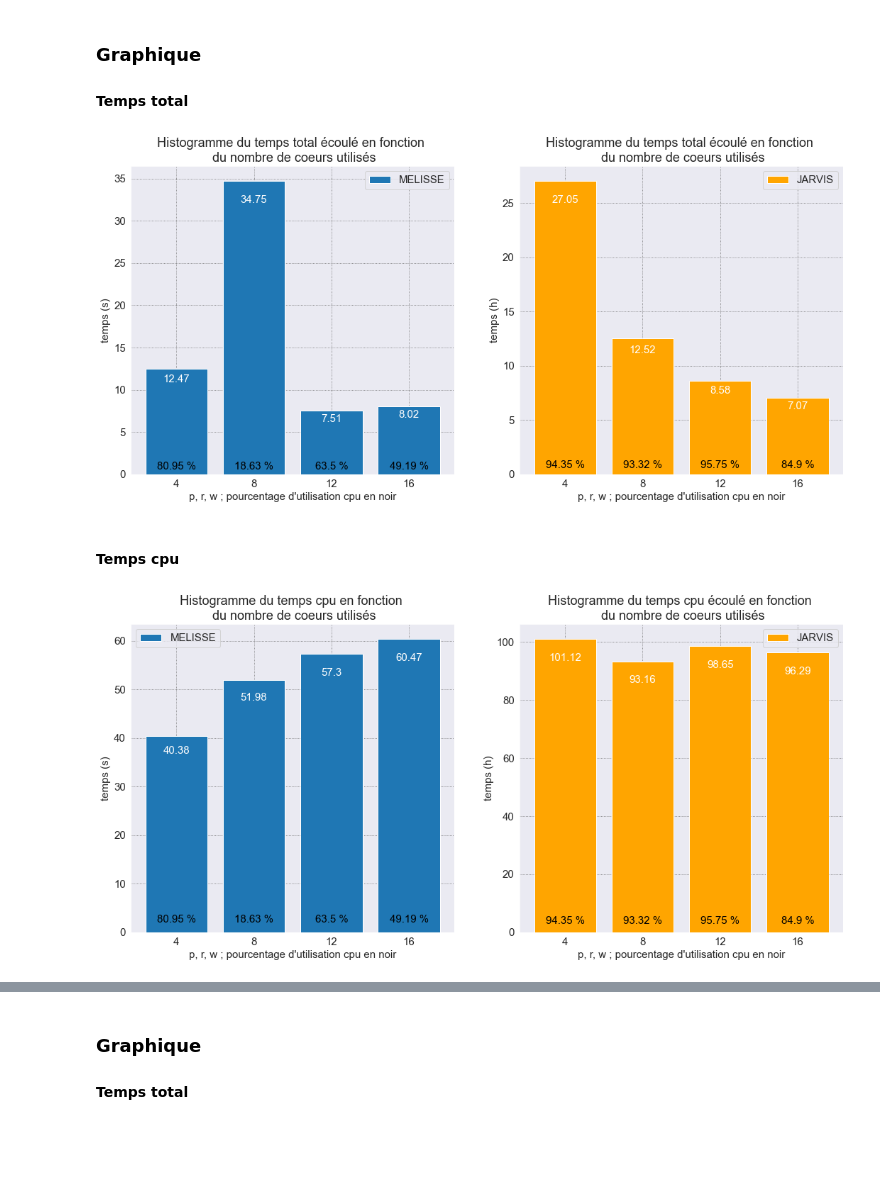
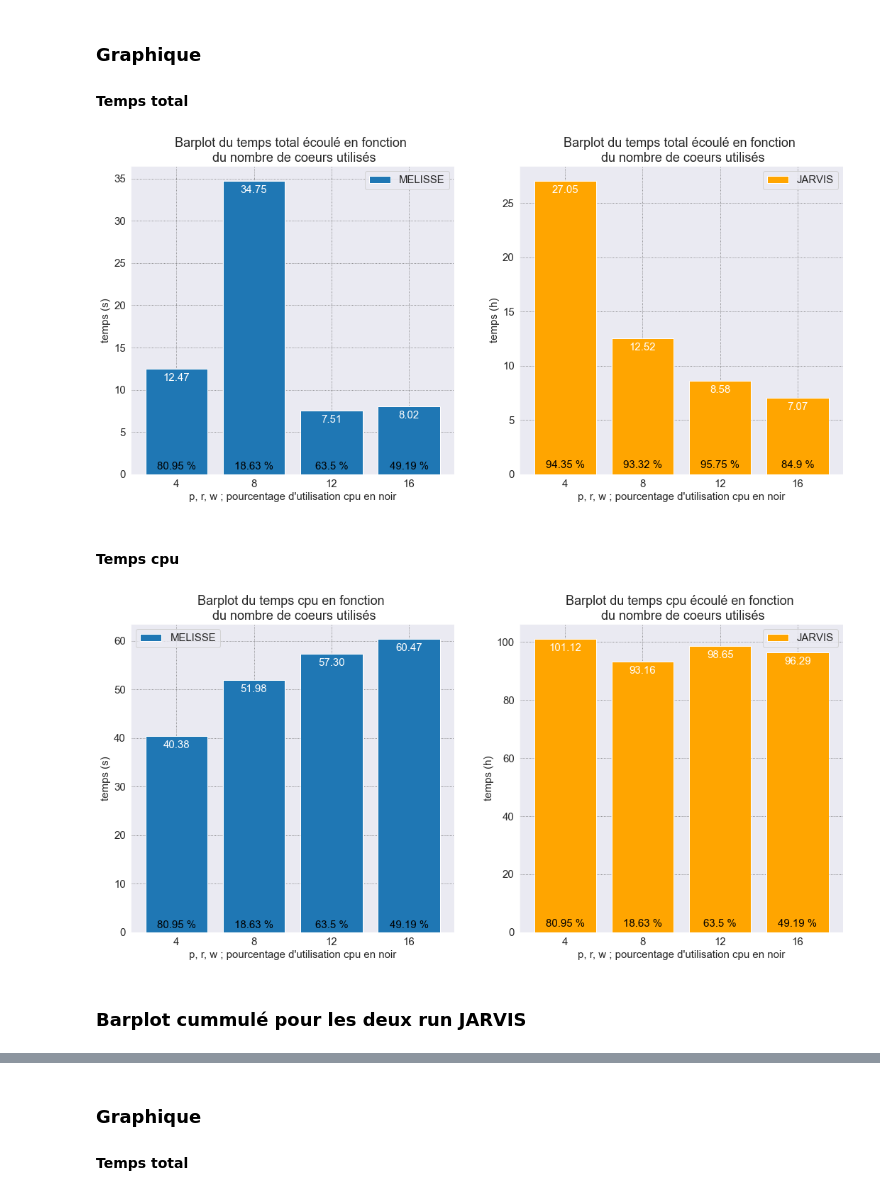
Before and after one commit to w2994a/cahier_labo_cns, a Jupyter notebook: bcl2fastq_bcl-convert/notebook_bcl2fastq_vs_bcl-convert.ipynb, the cells around one changed output, grey strips where cells are left out. Cells and saved outputs as stored; diff of their text form; code cells hidden in the pictures; blank space fills up the shorter version.

```diff
--- a/bcl2fastq_bcl-convert/notebook_bcl2fastq_vs_bcl-convert.ipynb
+++ b/bcl2fastq_bcl-convert/notebook_bcl2fastq_vs_bcl-convert.ipynb
@@ -84,9 +84,9 @@ def autolabel2(rects, pos, labels, height, col="white"):
         Float compris entre 0 et 1 pour choisir la hauteur
         des labels sur le barplot.
     """
-    a = [rect.get_height() for rect in rects]
+    a = min([rect.get_height() for rect in rects])
     for idx, rect in enumerate(rects):
-        ax[pos].text(rect.get_x() + rect.get_width()/2., height*min(a),
+        ax[pos].text(rect.get_x() + rect.get_width()/2., height*a,
                      str(round(labels[idx], 2))+" %", ha='center', va='top',
                      rotation=0, color=col)
     return
@@ -264,9 +354,9 @@ cpu_jarvis_sum = (np.array(cpu_jarvis_1) + np.array(cpu_jarvis_2))/2
 cpu_time_melisse = [float(bcl2fasq3["temps cpu"][i]) for i in range(0, 4)]
 cpu_time_jarvis = [bcl2fasq3["temps cpu"][i] for i in range(4, 8)]
 cpu_time_jarvis = [cpu_time.split(" + ") for cpu_time in cpu_time_jarvis]
-cpu_time_jarvis_1 = [float(cpu_time[0]) for cpu_time in cpu_time_jarvis]
-cpu_time_jarvis_2 = [float(cpu_time[1]) for cpu_time in cpu_time_jarvis]
-cpu_time_jarvis_sum = (np.array(cpu_time_jarvis_1) + np.array(cpu_time_jarvis_2))/3600
+cpu_time_jarvis_1 = np.array([float(cpu_time[0]) for cpu_time in cpu_time_jarvis])/3600
+cpu_time_jarvis_2 = np.array([float(cpu_time[1]) for cpu_time in cpu_time_jarvis])/3600
+cpu_time_jarvis_sum = cpu_time_jarvis_1 + cpu_time_jarvis_2
 # %% [markdown]
 ### Graphique
 #### Temps total
@@ -277,44 +367,50 @@ ax = ax.ravel()
 
 plt.rc("font", size=15)
 bar1 = ax[0].bar(["4", "8", "12", "16"], time_melisse)
-ax[0].set_title("Histogramme du temps total écoulé en fonction \n du nombre de coeurs utilisés")
+ax[0].set_title("Barplot du temps total écoulé en fonction \n du nombre de coeurs utilisés")
 ax[0].set_xlabel("p, r, w ; pourcentage d'utilisation cpu en noir")
 ax[0].set_ylabel("temps (s)")
 ax[0].legend(["MELISSE"])
+ax[0].bar_label(bar1, padding=-20, fmt="%.2f", color="white")
+autolabel2(bar1, 0, cpu_melisse, 0.2, col="black")
+
 bar2 = ax[1].bar(["4", "8", "12", "16"], time_jarvis_sum, color="orange")
-ax[1].set_title("Histogramme du temps total écoulé en fonction \n du nombre de coeurs utilisés")
+ax[1].set_title("Barplot du temps total écoulé en fonction \n du nombre de coeurs utilisés")
 ax[1].set_xlabel("p, r, w ; pourcentage d'utilisation cpu en noir")
 ax[1].set_ylabel("temps (h)")
 ax[1].legend(["JARVIS"])
-autolabel(bar1, 0, time_melisse, 0.95)
-autolabel(bar2, 1, time_jarvis_sum, 0.95)
-autolabel2(bar1, 0, cpu_melisse, 0.2, col="black")
+ax[1].bar_label(bar2, padding=-20, fmt="%.2f", color="white")
 autolabel2(bar2, 1, cpu_jarvis_sum, 0.18, col="black")
+
 plt.savefig("img/temps_total3.png", transparent=False);
 # %% [output]
-[figure, old version]
+[figure, new version]
 # %% [markdown]
 #### Temps cpu
 # %%
 sns.set_style("darkgrid", {"grid.color": ".4", "grid.linestyle": ":"})
 fig, ax = plt.subplots(nrows=1, ncols=2, figsize=(18, 8))
 ax = ax.ravel()
 
 plt.rc("font", size=15)
 bar1 = ax[0].bar(["4", "8", "12", "16"], cpu_time_melisse)
-ax[0].set_title("Histogramme du temps cpu en fonction \n du nombre de coeurs utilisés")
+ax[0].set_title("Barplot du temps cpu en fonction \n du nombre de coeurs utilisés")
 ax[0].set_xlabel("p, r, w ; pourcentage d'utilisation cpu en noir")
 ax[0].set_ylabel("temps (s)")
 ax[0].legend(["MELISSE"])
+ax[0].bar_label(bar1, padding=-20, fmt="%.2f", color="white")
+autolabel2(bar1, 0, cpu_melisse, 0.06, col="black")
+
 bar2 = ax[1].bar(["4", "8", "12", "16"], cpu_time_jarvis_sum, color="orange")
-ax[1].set_title("Histogramme du temps cpu écoulé en fonction \n du nombre de coeurs utilisés")
+ax[1].set_title("Barplot du temps cpu écoulé en fonction \n du nombre de coeurs utilisés")
 ax[1].set_xlabel("p, r, w ; pourcentage d'utilisation cpu en noir")
 ax[1].set_ylabel("temps (h)")
 ax[1].legend(["JARVIS"])
-autolabel(bar1, 0, cpu_time_melisse, 0.95)
-autolabel(bar2, 1, cpu_time_jarvis_sum, 0.95)
-autolabel2(bar1, 0, cpu_melisse, 0.09, col="black")
-autolabel2(bar2, 1, cpu_jarvis_sum, 0.06, col="black")
+ax[1].bar_label(bar2, padding=-20, fmt="%.2f", color="white")
+autolabel2(bar2, 1, cpu_melisse, 0.05, col="black")
+
 plt.savefig("img/temps_cpu3.png", transparent=False);
 # %% [output]
-[figure, old version]
+[figure, new version]
+# %% [markdown]
+### Barplot cummulé pour les deux run JARVIS
```
Also changed, not shown: parts of 20 cells of this notebook, 13 other files.
